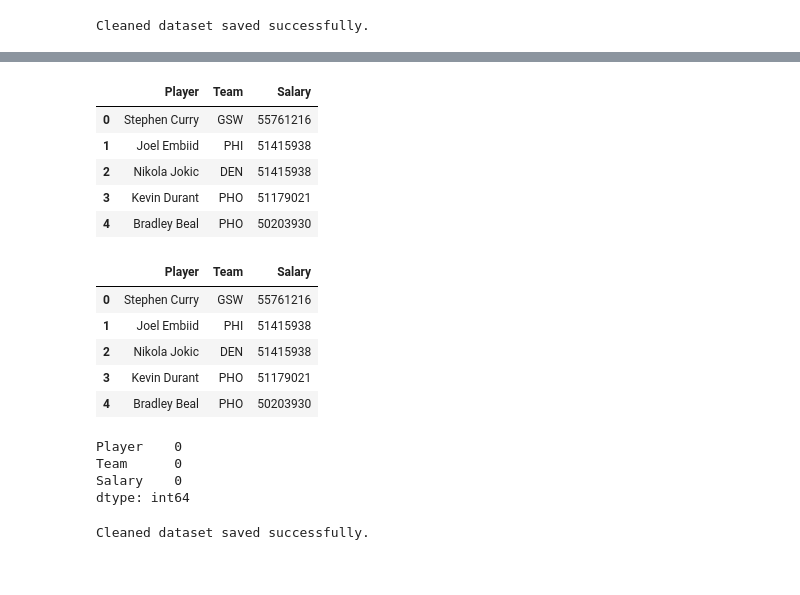
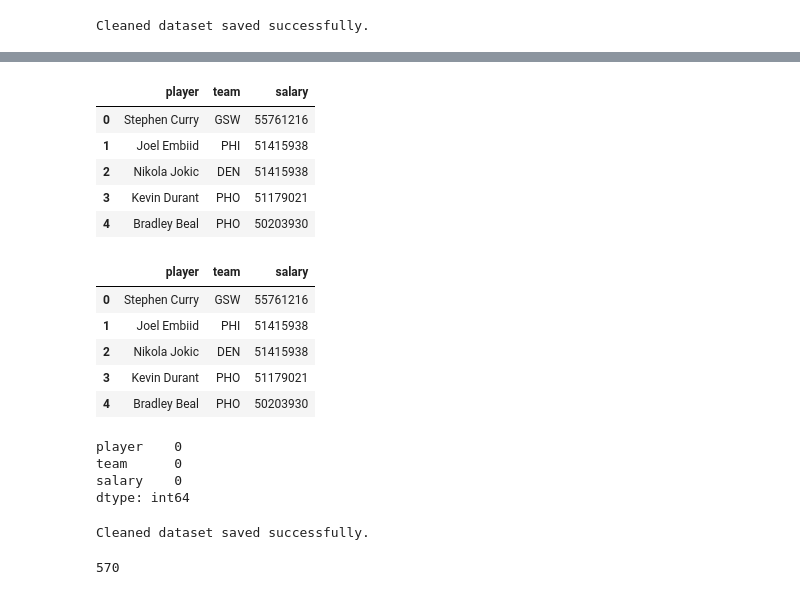
Before and after one commit to Hundo17/NBA_Contract_Value_Analysis, a Jupyter notebook: notebooks/Day2_Data_Cleaning.ipynb, the cells around one changed output, grey strips where cells are left out. Saved outputs shown, nothing was run; the diff lists cells and outputs as text; code cells hidden in the pictures.

Commit message:
included new advanced stats data set and cleaned it as well as added some sql files to join stats and contracts for analysis

```diff
--- a/notebooks/Day2_Data_Cleaning.ipynb
+++ b/notebooks/Day2_Data_Cleaning.ipynb
@@ -182,17 +287,18 @@ Cleaned dataset saved successfully.
 # %%
 # Clean salary column, Remove $ and commas, Strip whitespace, Convert to integer
 
-contracts["Salary"] = (
-    contracts["Salary"]
+contracts["salary"] = (
+    contracts["salary"]
+    .astype(str)
     .str.replace("$", "", regex=False)
     .str.replace(",", "", regex=False)
     .str.strip()
     .astype(int)
     )
 
 contracts.head()
 # %% [output]
-|  | Player | Team | Salary |
+|  | player | team | salary |
 | 0 | Stephen Curry | GSW | 55761216 |
 | 1 | Joel Embiid | PHI | 51415938 |
 | 2 | Nikola Jokic | DEN | 51415938 |
@@ -200,13 +306,13 @@ contracts.head()
 | 4 | Bradley Beal | PHO | 50203930 |
 # %%
 # Standardize texts for consistency and drop duplicates
-contracts["Player"] = contracts["Player"].str.strip()
-contracts["Team"] = contracts["Team"].str.strip().str.upper()
-contracts = contracts.drop_duplicates(subset=["Player", "Team"])
+contracts["player"] = contracts["player"].str.strip()
+contracts["team"] = contracts["team"].str.strip().str.upper()
+contracts = contracts.drop_duplicates(subset=["player", "team"])
 
 contracts.head()
 # %% [output]
-|  | Player | Team | Salary |
+|  | player | team | salary |
 | 0 | Stephen Curry | GSW | 55761216 |
 | 1 | Joel Embiid | PHI | 51415938 |
 | 2 | Nikola Jokic | DEN | 51415938 |
@@ -215,15 +321,10 @@ contracts.head()
 # %%
 # Check for missing values and standardize column name for querying
 print(contracts.isnull().sum())
-contracts = contracts.rename(columns={
-    "Player": "player",
-    "Team": "team",
-    "Salary": "salary"
-})
 # %% [output]
-Player    0
-Team      0
-Salary    0
+player    0
+team      0
+salary    0
 dtype: int64
 # %%
 # After cleaning, saved the processed dataset into a separate folder
@@ -231,3 +332,10 @@ contracts.to_csv("../data/clean/nba_contracts_clean.csv", index=False)
 print("Cleaned dataset saved successfully.")
 # %% [output]
 Cleaned dataset saved successfully.
+# %%
+# Send clean data sets to SQL database
+stats.to_sql("stats", engine, if_exists="replace", index=False)
+contracts.to_sql("contracts", engine, if_exists="replace", index=False)
+adv.to_sql("adv", engine, if_exists="replace", index=False)
+# %% [output]
+570
```
Also changed, not shown: parts of 18 cells of this notebook, 5 other files.
